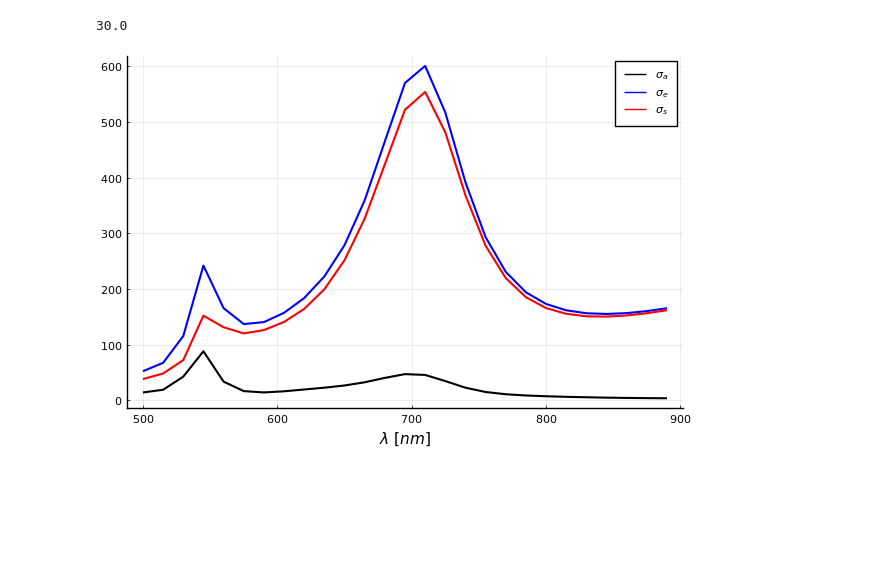
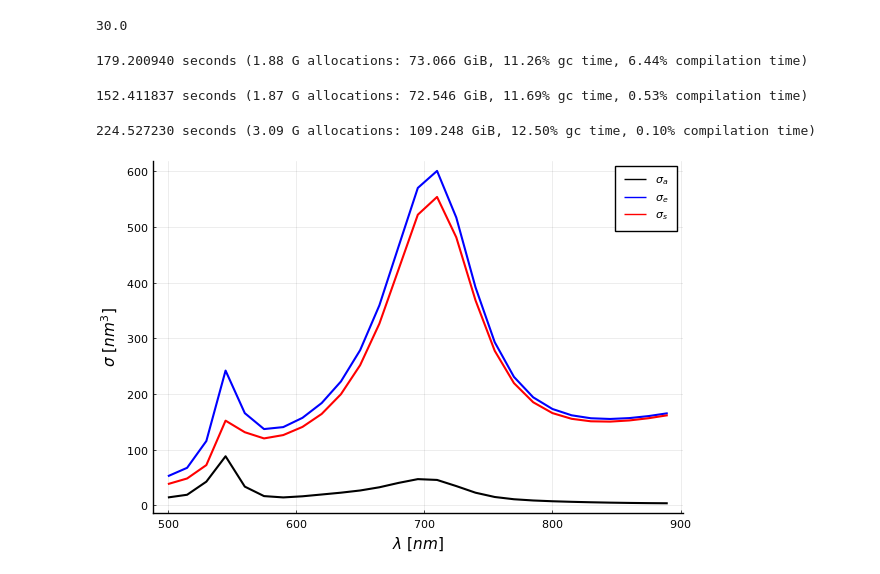
Before and after one commit to Gabmtzz/nanoOpt.jl, a Jupyter notebook: notebook/scatter2d/sc2D_2.ipynb, the cells around one changed output. Cells and saved outputs as stored; diff of their text form; code cells hidden in the pictures; blank space fills up the shorter version.

```diff
--- a/notebook/scatter2d/sc2D_2.ipynb
+++ b/notebook/scatter2d/sc2D_2.ipynb
@@ -45,14 +45,20 @@ r = 500.
 # %% [output]
 30.0
 # %%
-σₐArr = getσₐ(m,k₀,mat1,mat2,str,dThr,α);
+@time σₐArr = getσₐ(m,k₀,mat1,mat2,str,dThr,α);
+# %% [output]
+179.200940 seconds (1.88 G allocations: 73.066 GiB, 11.26% gc time, 6.44% compilation time)
 # %%
-σₑArr = getσₑ(m,k₀,mat1,mat2,str,dThr,r,α);
+@time σₑArr = getσₑ(m,k₀,mat1,mat2,str,dThr,r,α);
+# %% [output]
+152.411837 seconds (1.87 G allocations: 72.546 GiB, 11.69% gc time, 0.53% compilation time)
 # %%
-σₛArr = getσₛ(m,k₀,mat1,mat2,str,dThr,r,α);
+@time σₛArr = getσₛ(m,k₀,mat1,mat2,str,dThr,r,α);
+# %% [output]
+224.527230 seconds (3.09 G allocations: 109.248 GiB, 12.50% gc time, 0.10% compilation time)
 # %%
 plot(2π./k₀,σₐArr,c=:black,lw=1.5,label=L"σ_a")
 plot!(2π./k₀,σₑArr,c=:blue,lw=1.5,label=L"σ_e")
-plot!(2π./k₀,σₛArr,c=:red,lw=1.5,label=L"σ_s",xlabel=L"\lambda~[nm]",)
+plot!(2π./k₀,σₛArr,c=:red,lw=1.5,label=L"σ_s",xlabel=L"\lambda~[nm]",ylabel=L"\sigma~[nm^3]")
 # %% [output]
-[figure, old version]
+[figure, new version]
```
Also changed, not shown: parts of 1 cell of this notebook, 6 other files.
